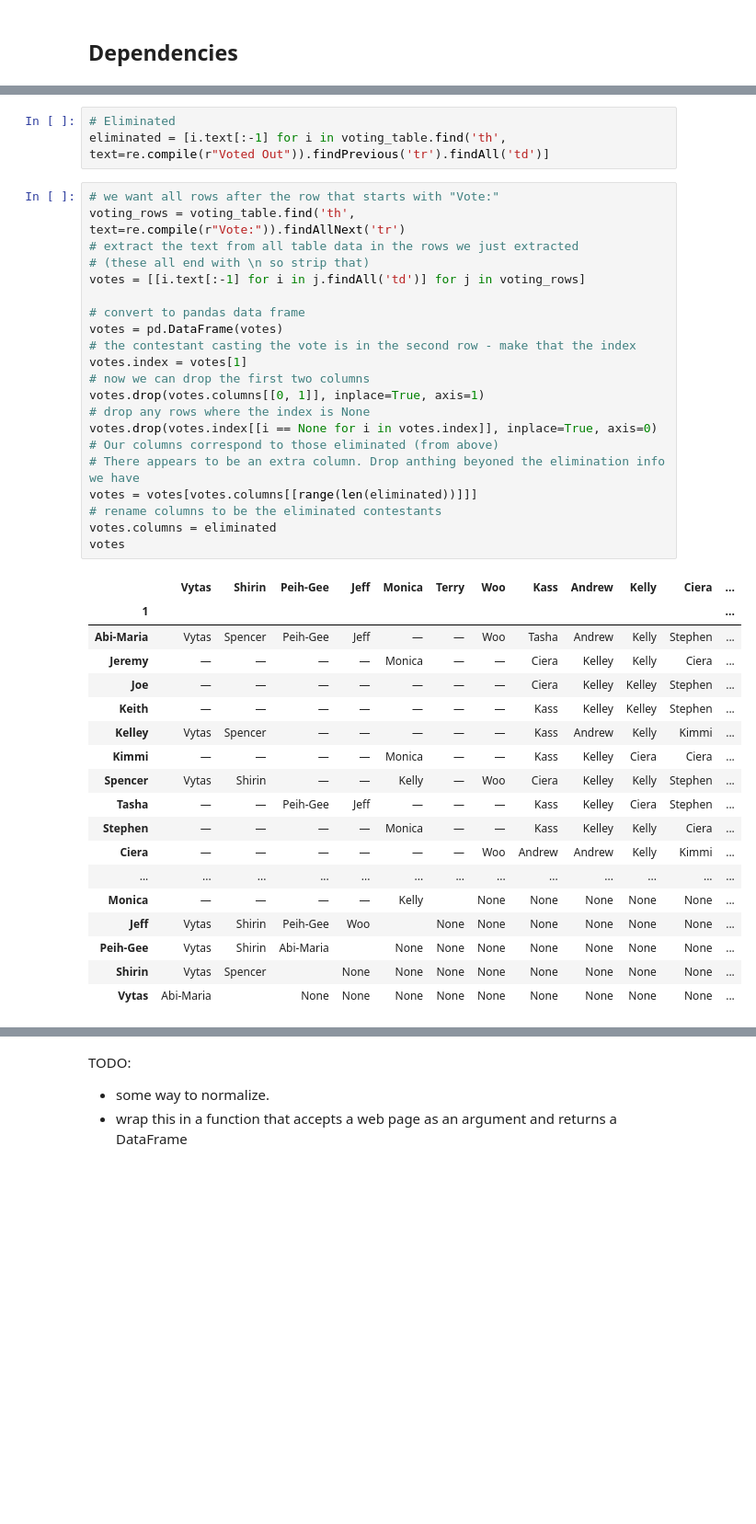
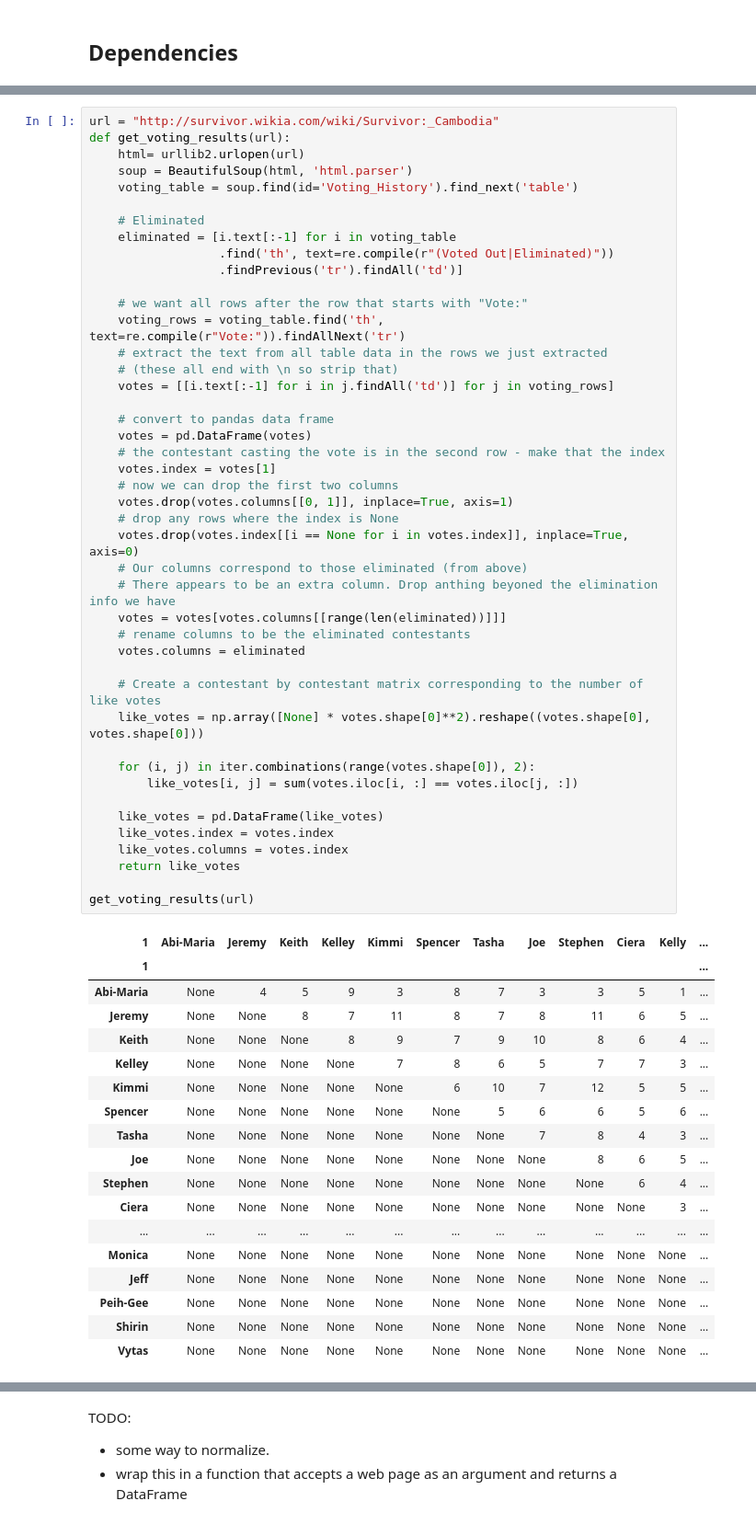
Before and after one commit to bchugit/Survivor-Project, a Jupyter notebook: wiki_scrape.ipynb, the cells around one changed output, grey strips where cells are left out. Shown at 92% size. Drawn from its saved outputs; the diff is of its cells as text; blank space fills up the shorter version.

```diff
--- a/wiki_scrape.ipynb
+++ b/wiki_scrape.ipynb
@@ -55,43 +49,63 @@ voting_table = soup.find(id='Voting_History').find_next('table')
-# %%
-# Eliminated
-eliminated = [i.text[:-1] for i in voting_table.find('th', text=re.compile(r"Voted Out")).findPrevious('tr').findAll('td')]
 # %%
-# we want all rows after the row that starts with "Vote:"
-voting_rows = voting_table.find('th', text=re.compile(r"Vote:")).findAllNext('tr')
-# extract the text from all table data in the rows we just extracted
-# (these all end with \n so strip that)
-votes = [[i.text[:-1] for i in j.findAll('td')] for j in voting_rows]
+url = "http://survivor.wikia.com/wiki/Survivor:_Cambodia"
+def get_voting_results(url):
+    html= urllib2.urlopen(url)
+    soup = BeautifulSoup(html, 'html.parser')
+    voting_table = soup.find(id='Voting_History').find_next('table')
 
-# convert to pandas data frame
-votes = pd.DataFrame(votes)
-# the contestant casting the vote is in the second row - make that the index
-votes.index = votes[1]
-# now we can drop the first two columns
-votes.drop(votes.columns[[0, 1]], inplace=True, axis=1)
-# drop any rows where the index is None
-votes.drop(votes.index[[i == None for i in votes.index]], inplace=True, axis=0)
-# Our columns correspond to those eliminated (from above)
-# There appears to be an extra column. Drop anthing beyoned the elimination info we have
-votes = votes[votes.columns[[range(len(eliminated))]]]
-# rename columns to be the eliminated contestants
-votes.columns = eliminated
-votes
+    # Eliminated
+    eliminated = [i.text[:-1] for i in voting_table
+                  .find('th', text=re.compile(r"(Voted Out|Eliminated)"))
+                  .findPrevious('tr').findAll('td')]
+
+    # we want all rows after the row that starts with "Vote:"
+    voting_rows = voting_table.find('th', text=re.compile(r"Vote:")).findAllNext('tr')
+    # extract the text from all table data in the rows we just extracted
+    # (these all end with \n so strip that)
+    votes = [[i.text[:-1] for i in j.findAll('td')] for j in voting_rows]
+
+    # convert to pandas data frame
+    votes = pd.DataFrame(votes)
+    # the contestant casting the vote is in the second row - make that the index
+    votes.index = votes[1]
+    # now we can drop the first two columns
+    votes.drop(votes.columns[[0, 1]], inplace=True, axis=1)
+    # drop any rows where the index is None
+    votes.drop(votes.index[[i == None for i in votes.index]], inplace=True, axis=0)
+    # Our columns correspond to those eliminated (from above)
+    # There appears to be an extra column. Drop anthing beyoned the elimination info we have
+    votes = votes[votes.columns[[range(len(eliminated))]]]
+    # rename columns to be the eliminated contestants
+    votes.columns = eliminated
+
+    # Create a contestant by contestant matrix corresponding to the number of like votes
+    like_votes = np.array([None] * votes.shape[0]**2).reshape((votes.shape[0], votes.shape[0]))
+
+    for (i, j) in iter.combinations(range(votes.shape[0]), 2):
+        like_votes[i, j] = sum(votes.iloc[i, :] == votes.iloc[j, :])
+
+    like_votes = pd.DataFrame(like_votes)
+    like_votes.index = votes.index
+    like_votes.columns = votes.index
+    return like_votes
+
+get_voting_results(url)
 # %% [output]
-|  | Vytas | Shirin | Peih-Gee | Jeff | Monica | Terry | Woo | Kass | Andrew | Kelly | Ciera | ... |
+| 1 | Abi-Maria | Jeremy | Keith | Kelley | Kimmi | Spencer | Tasha | Joe | Stephen | Ciera | Kelly | ... |
 | 1 |  |  |  |  |  |  |  |  |  |  |  | ... |
-| Abi-Maria | Vytas | Spencer | Peih-Gee | Jeff | — | — | Woo | Tasha | Andrew | Kelly | Stephen | ... |
-| Jeremy | — | — | — | — | Monica | — | — | Ciera | Kelley | Kelly | Ciera | ... |
-| Joe | — | — | — | — | — | — | — | Ciera | Kelley | Kelley | Stephen | ... |
-| Keith | — | — | — | — | — | — | — | Kass | Kelley | Kelley | Stephen | ... |
-| Kelley | Vytas | Spencer | — | — | — | — | — | Kass | Andrew | Kelly | Kimmi | ... |
-| Kimmi | — | — | — | — | Monica | — | — | Kass | Kelley | Ciera | Ciera | ... |
-| Spencer | Vytas | Shirin | — | — | Kelly | — | Woo | Ciera | Kelley | Kelly | Stephen | ... |
-| Tasha | — | — | Peih-Gee | Jeff | — | — | — | Kass | Kelley | Ciera | Stephen | ... |
-| Stephen | — | — | — | — | Monica | — | — | Kass | Kelley | Kelly | Ciera | ... |
-| Ciera | — | — | — | — | — | — | Woo | Andrew | Andrew | Kelly | Kimmi | ... |
+| Abi-Maria | None | 4 | 5 | 9 | 3 | 8 | 7 | 3 | 3 | 5 | 1 | ... |
+| Jeremy | None | None | 8 | 7 | 11 | 8 | 7 | 8 | 11 | 6 | 5 | ... |
+| Keith | None | None | None | 8 | 9 | 7 | 9 | 10 | 8 | 6 | 4 | ... |
+| Kelley | None | None | None | None | 7 | 8 | 6 | 5 | 7 | 7 | 3 | ... |
+| Kimmi | None | None | None | None | None | 6 | 10 | 7 | 12 | 5 | 5 | ... |
+| Spencer | None | None | None | None | None | None | 5 | 6 | 6 | 5 | 6 | ... |
+| Tasha | None | None | None | None | None | None | None | 7 | 8 | 4 | 3 | ... |
+| Joe | None | None | None | None | None | None | None | None | 8 | 6 | 5 | ... |
+| Stephen | None | None | None | None | None | None | None | None | None | 6 | 4 | ... |
+| Ciera | None | None | None | None | None | None | None | None | None | None | 3 | ... |
 | ... | ... | ... | ... | ... | ... | ... | ... | ... | ... | ... | ... | ... |
-| Monica | — | — | — | — | Kelly |  | None | None | None | None | None | ... |
-| Jeff | Vytas | Shirin | Peih-Gee | Woo |  | None | None | None | None | None | None | ... |
-| Peih-Gee | Vytas | Shirin | Abi-Maria |  | None | None | None | None | None | None | None | ... |
-| Shirin | Vytas | Spencer |  | None | None | None | None | None | None | None | None | ... |
-| Vytas | Abi-Maria |  | None | None | None | None | None | None | None | None | None | ... |
+| Monica | None | None | None | None | None | None | None | None | None | None | None | ... |
+| Jeff | None | None | None | None | None | None | None | None | None | None | None | ... |
+| Peih-Gee | None | None | None | None | None | None | None | None | None | None | None | ... |
+| Shirin | None | None | None | None | None | None | None | None | None | None | None | ... |
+| Vytas | None | None | None | None | None | None | None | None | None | None | None | ... |
```
Also changed, not shown: parts of 10 cells of this notebook.
